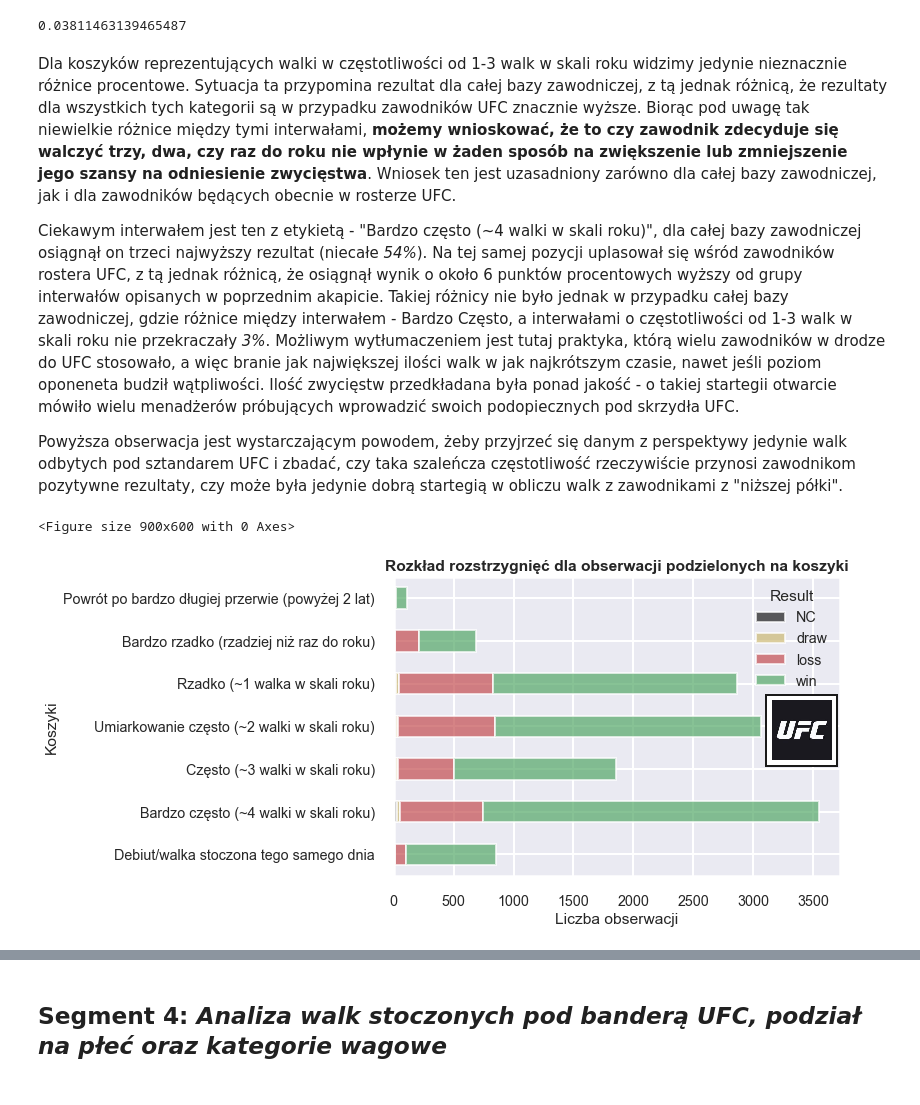
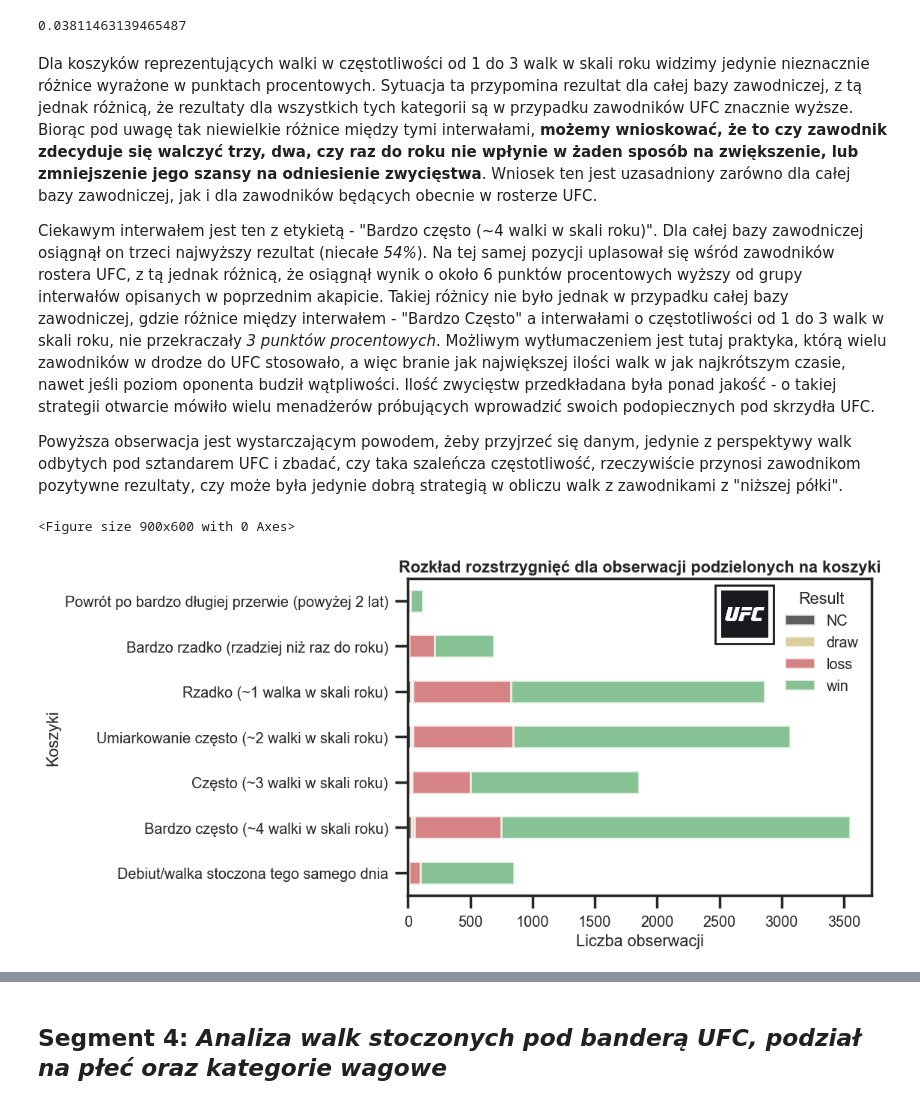
Before and after one commit to Montanaz0r/MMA_Analysis, a Jupyter notebook: Analiza_Projekt_MMA_PL_pub.ipynb, the cells around one changed output, grey strips where cells are left out. Saved outputs shown, nothing was run; the diff lists cells and outputs as text; code cells hidden in the pictures.

```diff
--- a/Analiza_Projekt_MMA_PL_pub.ipynb
+++ b/Analiza_Projekt_MMA_PL_pub.ipynb
@@ -117,0 +152,18 @@ sherdog_selected_data['Time_interval'] = intervals
+# %%
+# Wizualizacja dystrybucji.
+plt.rcdefaults()
+
+plt.figure(figsize=(12,6), dpi= 100)
+sns.set(style='darkgrid')
+sns.set_context('poster', font_scale = 0.65)
+ax = sns.distplot(sherdog_selected_data['Time_interval'], kde=False, color='y', bins=200,
+                  hist_kws=dict(edgecolor='navy', alpha=0.75))
+ax.set_xlim(0, 700)
+ax.xaxis.set_major_locator(plt.MaxNLocator(25))
+
+ax.axvline(sher_mean, color='r', linestyle='solid', alpha=0.75)
+ax.axvline(sher_med, color='g', linestyle='solid', alpha=0.75)
+ax.axvline(sher_mode, color='k', linestyle='dashed', alpha=0.75)
+plt.title('Dystrybucja interwałów czasowych dla bazy danych Sherdoga', fontweight='bold')
+plt.legend({'Mean':sher_mean, 'Median':sher_med, 'Mode':sher_mode}, frameon=True, shadow=True)
+plt.show()
@@ -600,34 +665,34 @@ all_fights_count[6] / all_fights_count.sum()
 # %% [output]
 0.03811463139465487
 # %% [markdown]
-Dla koszyków reprezentujących walki w częstotliwości od 1-3 walk w skali roku widzimy jedynie nieznacznie różnice procentowe. Sytuacja ta przypomina rezultat dla całej bazy zawodniczej, z tą jednak różnicą, że rezultaty dla wszystkich tych kategorii są w przypadku zawodników UFC znacznie wyższe. Biorąc pod uwagę tak niewielkie różnice między tymi interwałami, **możemy wnioskować, że to czy zawodnik zdecyduje się walczyć trzy, dwa, czy raz do roku nie wpłynie w żaden sposób na zwiększenie lub zmniejszenie jego szansy na odniesienie zwycięstwa**. Wniosek ten jest uzasadniony zarówno dla całej bazy zawodniczej, jak i dla zawodników będących obecnie w rosterze UFC.
+Dla koszyków reprezentujących walki w częstotliwości od 1 do 3 walk w skali roku widzimy jedynie nieznacznie różnice wyrażone w punktach procentowych. Sytuacja ta przypomina rezultat dla całej bazy zawodniczej, z tą jednak różnicą, że rezultaty dla wszystkich tych kategorii są w przypadku zawodników UFC znacznie wyższe. Biorąc pod uwagę tak niewielkie różnice między tymi interwałami, **możemy wnioskować, że to czy zawodnik zdecyduje się walczyć trzy, dwa, czy raz do roku nie wpłynie w żaden sposób na zwiększenie, lub zmniejszenie jego szansy na odniesienie zwycięstwa**. Wniosek ten jest uzasadniony zarówno dla całej bazy zawodniczej, jak i dla zawodników będących obecnie w rosterze UFC.
 
-Ciekawym interwałem jest ten z etykietą - "Bardzo często (~4 walki w skali roku)", dla całej bazy zawodniczej osiągnął on trzeci najwyższy rezultat (niecałe *54%*). Na tej samej pozycji uplasował się wśród zawodników rostera UFC, z tą jednak różnicą, że osiągnął wynik o około 6 punktów procentowych wyższy od grupy interwałów opisanych w poprzednim akapicie. Takiej różnicy nie było jednak w przypadku całej bazy zawodniczej, gdzie różnice między interwałem - Bardzo Często, a interwałami o częstotliwości od 1-3 walk w skali roku nie przekraczały *3%*.
-Możliwym wytłumaczeniem jest tutaj praktyka, którą wielu zawodników w drodze do UFC stosowało, a więc branie jak największej ilości walk w jak najkrótszym czasie, nawet jeśli poziom oponeneta budził wątpliwości. Ilość zwycięstw przedkładana była ponad jakość - o takiej startegii otwarcie mówiło wielu menadżerów próbujących wprowadzić swoich podopiecznych pod skrzydła UFC.
+Ciekawym interwałem jest ten z etykietą - "Bardzo często (~4 walki w skali roku)". Dla całej bazy zawodniczej osiągnął on trzeci najwyższy rezultat (niecałe *54%*). Na tej samej pozycji uplasował się wśród zawodników rostera UFC, z tą jednak różnicą, że osiągnął wynik o około 6 punktów procentowych wyższy od grupy interwałów opisanych w poprzednim akapicie. Takiej różnicy nie było jednak w przypadku całej bazy zawodniczej, gdzie różnice między interwałem - "Bardzo Często" a interwałami o częstotliwości od 1 do 3 walk w skali roku, nie przekraczały *3 punktów procentowych*.
+Możliwym wytłumaczeniem jest tutaj praktyka, którą wielu zawodników w drodze do UFC stosowało, a więc branie jak największej ilości walk w jak najkrótszym czasie, nawet jeśli poziom oponenta budził wątpliwości. Ilość zwycięstw przedkładana była ponad jakość - o takiej strategii otwarcie mówiło wielu menadżerów próbujących wprowadzić swoich podopiecznych pod skrzydła UFC.
 
-Powyższa obserwacja jest wystarczającym powodem, żeby przyjrzeć się danym z perspektywy jedynie walk odbytych pod sztandarem UFC i zbadać, czy taka szaleńcza częstotliwość rzeczywiście przynosi zawodnikom pozytywne rezultaty, czy może była jedynie dobrą startegią w obliczu walk z zawodnikami z "niższej półki".
+Powyższa obserwacja jest wystarczającym powodem, żeby przyjrzeć się danym, jedynie z perspektywy walk odbytych pod sztandarem UFC i zbadać, czy taka szaleńcza częstotliwość, rzeczywiście przynosi zawodnikom pozytywne rezultaty, czy może była jedynie dobrą strategią w obliczu walk z zawodnikami z "niższej półki".
 # %%
 # Utworzenie tabeli krzyżowej na potrzeby wizualizacji rozkładu rezultatów na koszyki.
 ufc_cross = pd.crosstab(ufc_selected_data['Descriptive_interval'], ufc_selected_data['Result'])
 # %%
-# Wykres przedstawiający rozkład rozstrzygnięć dla poszczególnych koszyków dla rosteru UFC.
+# Wykres przedstawiający rozkład rozstrzygnięć dla poszczególnych koszyków dla rostera UFC.
 plt.figure(figsize=(9,6), dpi= 100)
 plt.style.use('seaborn')
-sns.set(style='darkgrid')
+sns.set(style='ticks')
 sns.set_context('poster', font_scale = 0.65)
 ax = ufc_cross.plot.barh(stacked=True, alpha=0.7, color=['k', 'y', 'r', 'g'])
 ax.set(ylabel='Koszyki', xlabel='Liczba obserwacji')
 
 ufc_logo = mpimg.imread('ufc.jpg')
-imagebox = OffsetImage(ufc_logo, zoom=0.33)
-ab = AnnotationBbox(imagebox, (3400, 2.9))
+imagebox = OffsetImage(ufc_logo, zoom=0.25)
+ab = AnnotationBbox(imagebox, (2700, 5.7))
 ax.add_artist(ab)
 
 plt.title('Rozkład rozstrzygnięć dla obserwacji podzielonych na koszyki', fontweight='bold')
 plt.show()
 # %% [output]
 <Figure size 900x600 with 0 Axes>
-[figure, old version]
+[figure, new version]
 # %%
 # Zestawienie wykresów z procentowym udziałem zwycięstw.
 sns.set(style='darkgrid')
```
Also changed, not shown: parts of 130 cells of this notebook.
